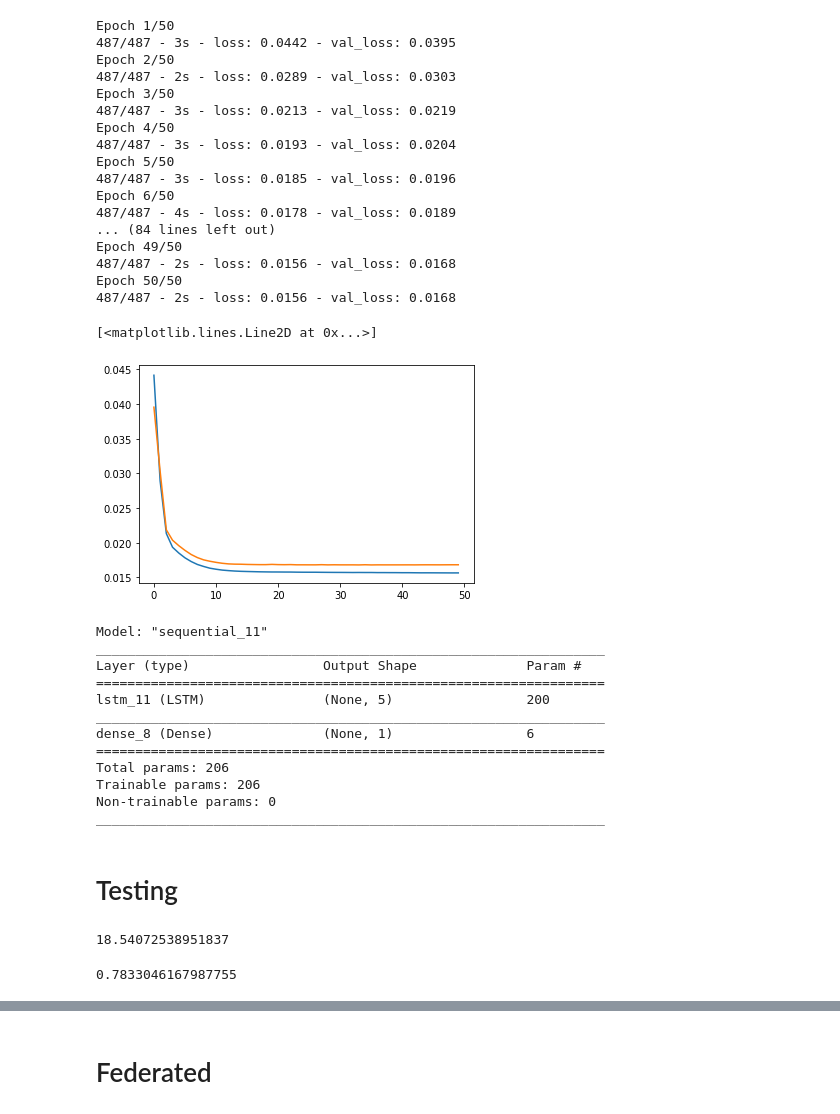
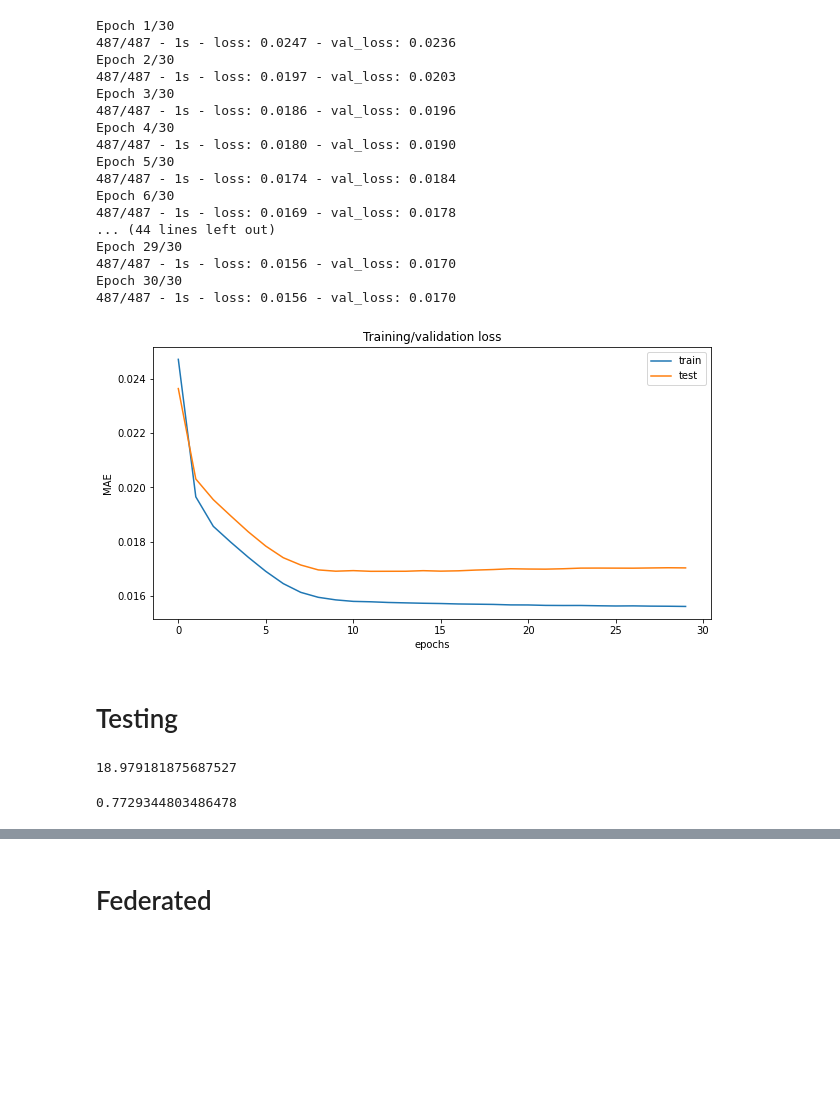
Before and after one commit to jadali17/Air-Quality-Prediction, a Jupyter notebook: centralized-federated.ipynb, the cells around one changed output, grey strips where cells are left out. Drawn from its saved outputs; the diff is of its cells as text; code cells hidden in the pictures; blank space fills up the shorter version.

```diff
--- a/centralized-federated.ipynb
+++ b/centralized-federated.ipynb
@@ -74,49 +74,39 @@ model.add(Dense(1))
 # model.add(Reshape([5,1]))
 model.compile(loss='MAE', optimizer='adam')
 
-history = model.fit(X_train, y_train, epochs=50,
+history = model.fit(X_train, y_train, epochs=30,
                     batch_size=72, validation_data=(X_test, y_test),
                     verbose=2, shuffle=False,callbacks=[callback])
 # %% [output]
-Epoch 1/50
-487/487 - 3s - loss: 0.0442 - val_loss: 0.0395
-Epoch 2/50
-487/487 - 2s - loss: 0.0289 - val_loss: 0.0303
-Epoch 3/50
-487/487 - 3s - loss: 0.0213 - val_loss: 0.0219
-Epoch 4/50
-487/487 - 3s - loss: 0.0193 - val_loss: 0.0204
-Epoch 5/50
-487/487 - 3s - loss: 0.0185 - val_loss: 0.0196
-Epoch 6/50
-487/487 - 4s - loss: 0.0178 - val_loss: 0.0189
-... (84 lines left out)
-Epoch 49/50
-487/487 - 2s - loss: 0.0156 - val_loss: 0.0168
-Epoch 50/50
-487/487 - 2s - loss: 0.0156 - val_loss: 0.0168
+Epoch 1/30
+487/487 - 1s - loss: 0.0247 - val_loss: 0.0236
+Epoch 2/30
+487/487 - 1s - loss: 0.0197 - val_loss: 0.0203
+Epoch 3/30
+487/487 - 1s - loss: 0.0186 - val_loss: 0.0196
+Epoch 4/30
+487/487 - 1s - loss: 0.0180 - val_loss: 0.0190
+Epoch 5/30
+487/487 - 1s - loss: 0.0174 - val_loss: 0.0184
+Epoch 6/30
+487/487 - 1s - loss: 0.0169 - val_loss: 0.0178
+... (44 lines left out)
+Epoch 29/30
+487/487 - 1s - loss: 0.0156 - val_loss: 0.0170
+Epoch 30/30
+487/487 - 1s - loss: 0.0156 - val_loss: 0.0170
 # %%
 # plot history
-plt.plot(history.history['loss'], label='train')
-plt.plot(history.history['val_loss'], label='test')#orange is validation loss
+plt.figure(figsize=(10,5))
+plt.plot(history.history['loss'] ,label='train')
+plt.plot(history.history['val_loss'],label='test')#orange is validation loss
+plt.title('Training/validation loss')
+plt.xlabel('epochs')
+plt.ylabel('MAE')
+plt.legend()
+plt.show()
 # %% [output]
-[<matplotlib.lines.Line2D at 0x...>]
-[figure, old version]
+[figure, new version]
-# %%
-model.summary()
-# %% [output]
-Model: "sequential_11"
-_________________________________________________________________
-Layer (type)                 Output Shape              Param #
-=================================================================
-lstm_11 (LSTM)               (None, 5)                 200
-_________________________________________________________________
-dense_8 (Dense)              (None, 1)                 6
-=================================================================
-Total params: 206
-Trainable params: 206
-Non-trainable params: 0
-_________________________________________________________________
 # %% [markdown]
 # Testing
 # %%
@@ -176,10 +166,10 @@ from math import sqrt
 from sklearn.metrics import mean_squared_error
 sqrt(mean_squared_error(sc_2.inverse_transform(y_test_1.reshape(-1,1)),sc_2.inverse_transform(model.predict(X_test_1))))
 # %% [output]
-18.54072538951837
+18.979181875687527
 # %%
 from sklearn.metrics import r2_score
 r2_score(sc_1.inverse_transform(y_test.reshape(-1,1)), sc_1.inverse_transform(model.predict(X_test)))
 # %% [output]
-0.7833046167987755
+0.7729344803486478
 # %%
```
Also changed, not shown: parts of 8 cells of this notebook.
